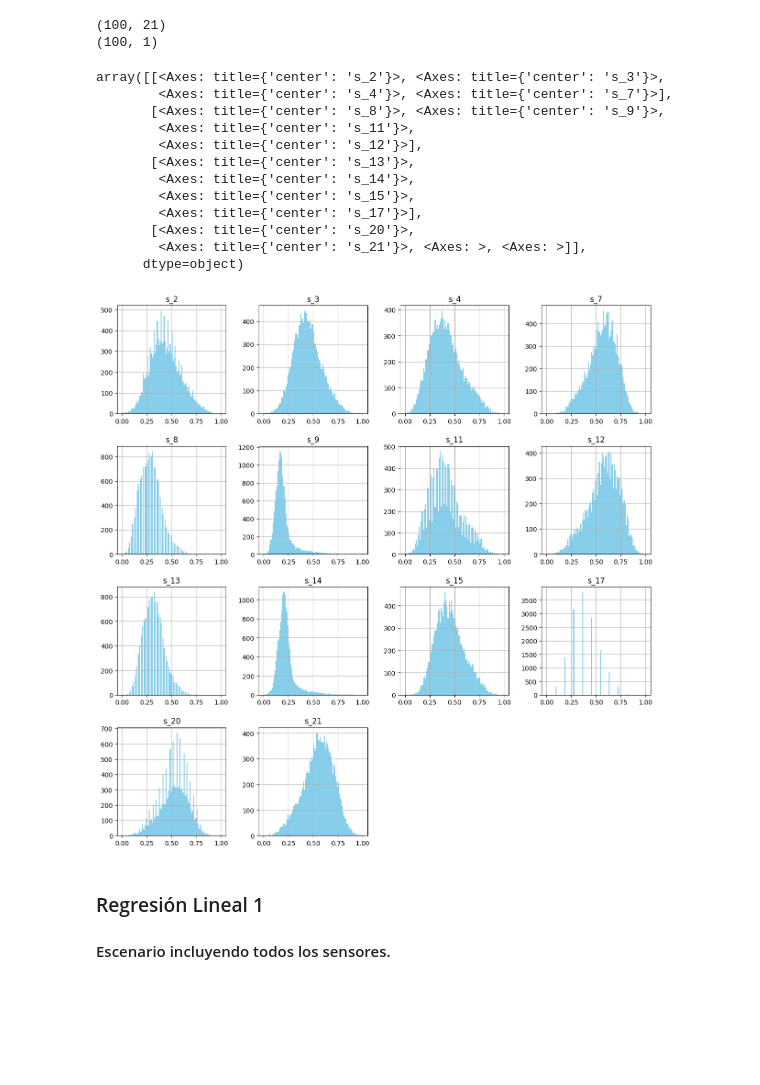
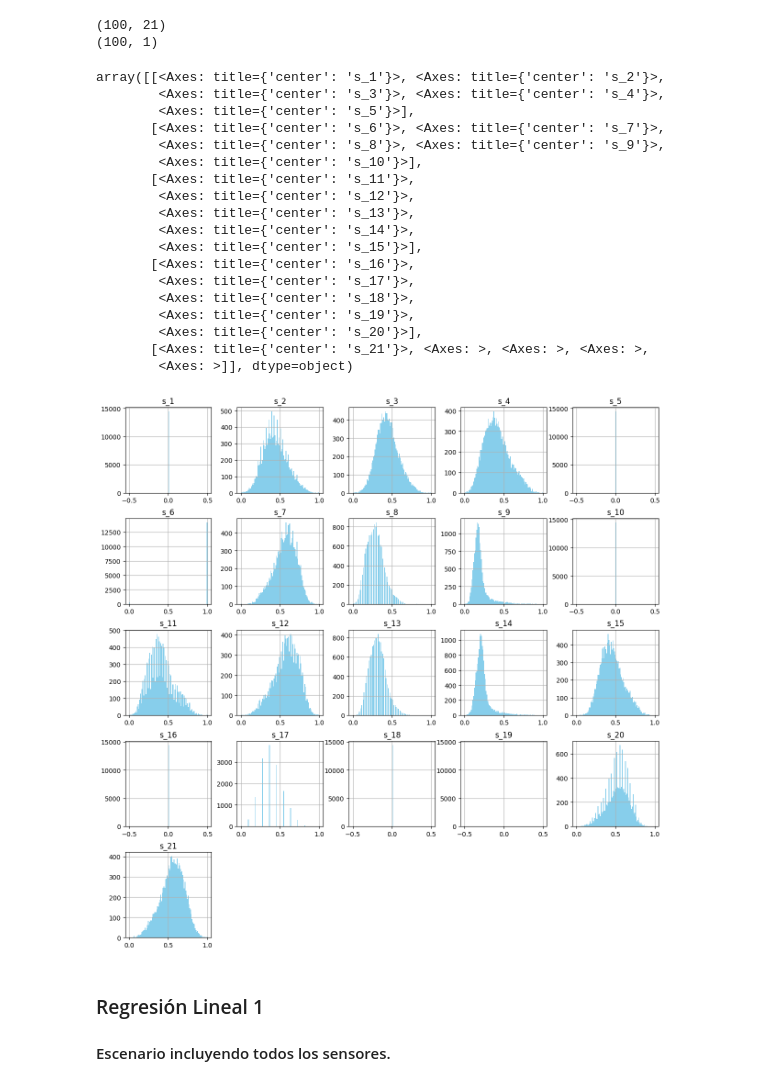
Before and after one commit to ADHermoso/m.predictivos_proy.final, a Jupyter notebook: codigo_python/proy.final_adhermoso_rl.ipynb, the cells around one changed output. Drawn from its saved outputs; the diff is of its cells as text; code cells hidden in the pictures; blank space fills up the shorter version.

```diff
--- a/codigo_python/proy.final_adhermoso_rl.ipynb
+++ b/codigo_python/proy.final_adhermoso_rl.ipynb
@@ -488,22 +489,28 @@ print(y_rul.shape)
 (100, 21)
 (100, 1)
 # %%
-sensores=['s_{}'.format(i) for i in range(1,22) if i not in [1,5,6,10,16,18,19]]
+sensores=['s_{}'.format(i) for i in range(1,22)] ##if i not in [1,5,6,10,16,18,19]]
 pd.DataFrame(X_train_s,columns=['s_{}'.format(i) for i in range(1,22)])[sensores].hist(bins=100, figsize=(15,15), color= "skyblue")
 # %% [output]
-array([[<Axes: title={'center': 's_2'}>, <Axes: title={'center': 's_3'}>,
-        <Axes: title={'center': 's_4'}>, <Axes: title={'center': 's_7'}>],
-       [<Axes: title={'center': 's_8'}>, <Axes: title={'center': 's_9'}>,
-        <Axes: title={'center': 's_11'}>,
-        <Axes: title={'center': 's_12'}>],
-       [<Axes: title={'center': 's_13'}>,
+array([[<Axes: title={'center': 's_1'}>, <Axes: title={'center': 's_2'}>,
+        <Axes: title={'center': 's_3'}>, <Axes: title={'center': 's_4'}>,
+        <Axes: title={'center': 's_5'}>],
+       [<Axes: title={'center': 's_6'}>, <Axes: title={'center': 's_7'}>,
+        <Axes: title={'center': 's_8'}>, <Axes: title={'center': 's_9'}>,
+        <Axes: title={'center': 's_10'}>],
+       [<Axes: title={'center': 's_11'}>,
+        <Axes: title={'center': 's_12'}>,
+        <Axes: title={'center': 's_13'}>,
         <Axes: title={'center': 's_14'}>,
-        <Axes: title={'center': 's_15'}>,
-        <Axes: title={'center': 's_17'}>],
-       [<Axes: title={'center': 's_20'}>,
-        <Axes: title={'center': 's_21'}>, <Axes: >, <Axes: >]],
-      dtype=object)
+        <Axes: title={'center': 's_15'}>],
+       [<Axes: title={'center': 's_16'}>,
+        <Axes: title={'center': 's_17'}>,
+        <Axes: title={'center': 's_18'}>,
+        <Axes: title={'center': 's_19'}>,
+        <Axes: title={'center': 's_20'}>],
+       [<Axes: title={'center': 's_21'}>, <Axes: >, <Axes: >, <Axes: >,
+        <Axes: >]], dtype=object)
-[figure, old version]
+[figure, new version]
 # %% [markdown]
 ### Regresión Lineal 1
 #### Escenario incluyendo todos los sensores.
```
Also changed, not shown: parts of 8 cells of this notebook, 1 other file.
